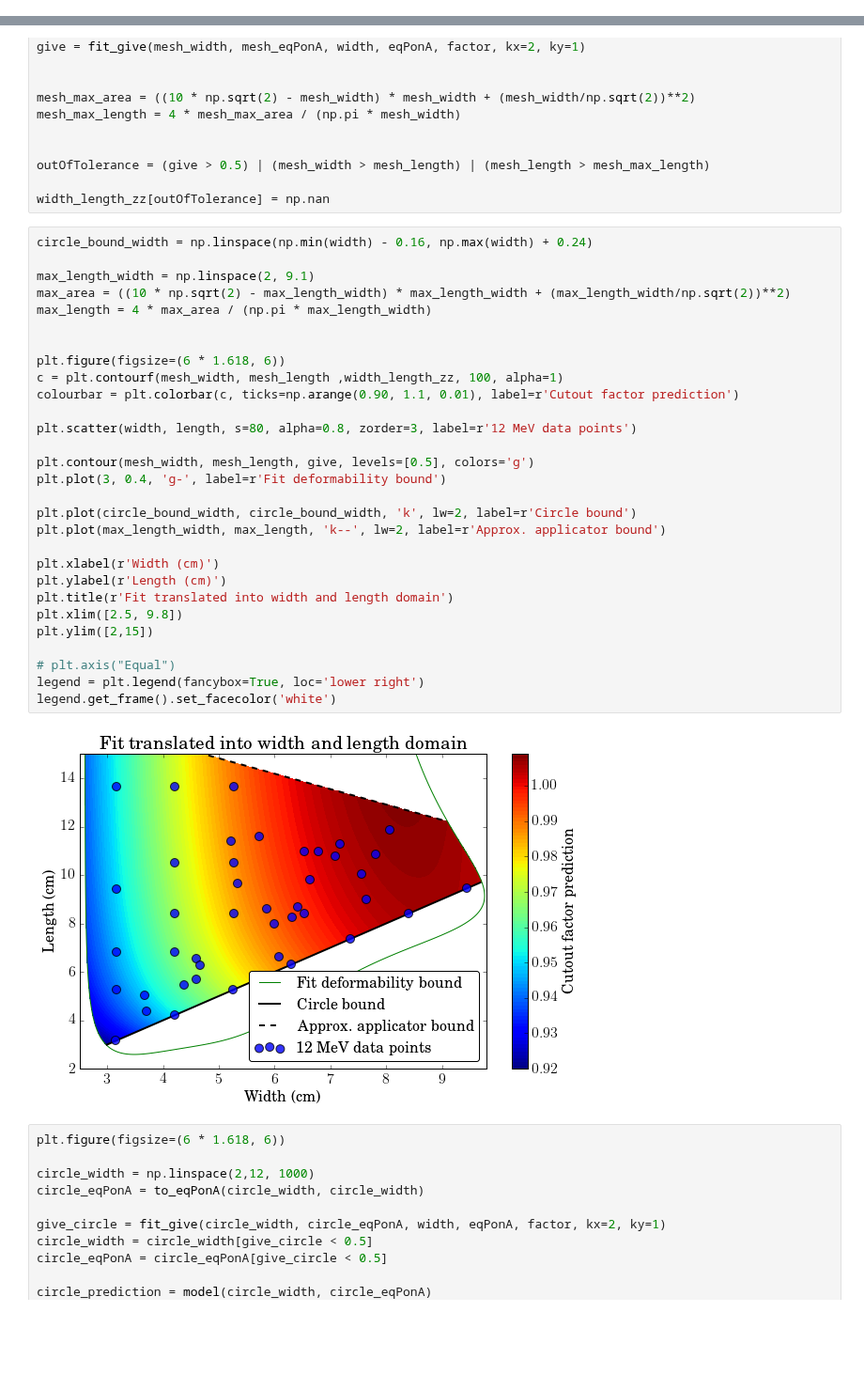
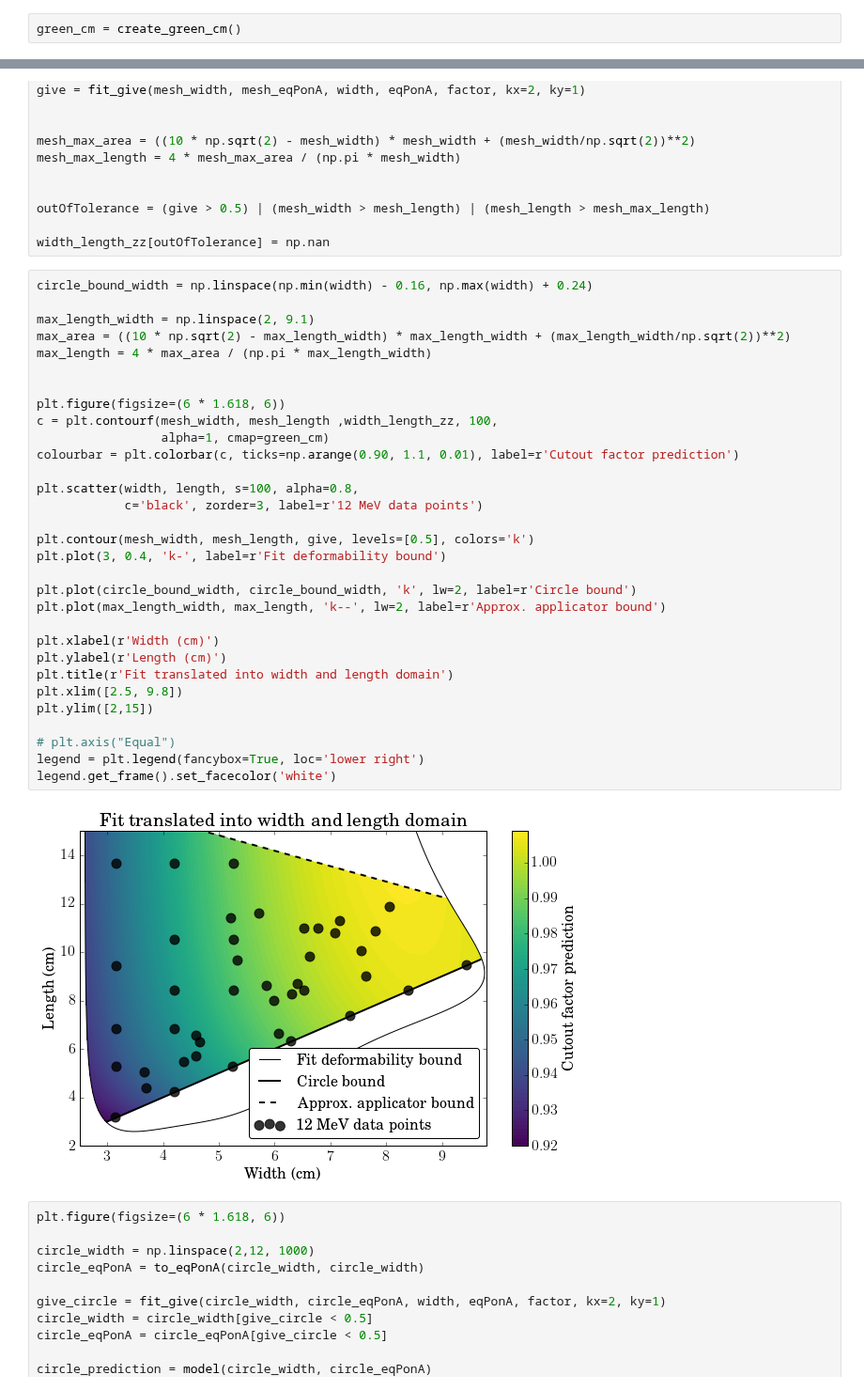
Before and after one commit to SimonBiggs/electronfactors, a Jupyter notebook: examples/Results -- Contour plots of model.ipynb, the cells around one changed output, grey strips where cells are left out. Shown at 94% size. Saved outputs shown, nothing was run; the diff lists cells and outputs as text; blank space fills up the shorter version.

```diff
--- a/examples/Results -- Contour plots of model.ipynb
+++ b/examples/Results -- Contour plots of model.ipynb
@@ -15,3 +16,5 @@ from electronfactors.model.threshold import *
+# %%
+green_cm = create_green_cm()
 # %%
 from matplotlib import rc
 rc('font',**{'family':'serif',
@@ -113,34 +117,36 @@ width_length_zz[outOfTolerance] = np.nan
 # %%
 circle_bound_width = np.linspace(np.min(width) - 0.16, np.max(width) + 0.24)
 
 max_length_width = np.linspace(2, 9.1)
 max_area = ((10 * np.sqrt(2) - max_length_width) * max_length_width + (max_length_width/np.sqrt(2))**2)
 max_length = 4 * max_area / (np.pi * max_length_width)
 
 
 plt.figure(figsize=(6 * 1.618, 6))
-c = plt.contourf(mesh_width, mesh_length ,width_length_zz, 100, alpha=1)
+c = plt.contourf(mesh_width, mesh_length ,width_length_zz, 100,
+                 alpha=1, cmap=green_cm)
 colourbar = plt.colorbar(c, ticks=np.arange(0.90, 1.1, 0.01), label=r'Cutout factor prediction')
 
-plt.scatter(width, length, s=80, alpha=0.8, zorder=3, label=r'12 MeV data points')
+plt.scatter(width, length, s=100, alpha=0.8,
+            c='black', zorder=3, label=r'12 MeV data points')
 
-plt.contour(mesh_width, mesh_length, give, levels=[0.5], colors='g')
-plt.plot(3, 0.4, 'g-', label=r'Fit deformability bound')
+plt.contour(mesh_width, mesh_length, give, levels=[0.5], colors='k')
+plt.plot(3, 0.4, 'k-', label=r'Fit deformability bound')
 
 plt.plot(circle_bound_width, circle_bound_width, 'k', lw=2, label=r'Circle bound')
 plt.plot(max_length_width, max_length, 'k--', lw=2, label=r'Approx. applicator bound')
 
 plt.xlabel(r'Width (cm)')
 plt.ylabel(r'Length (cm)')
 plt.title(r'Fit translated into width and length domain')
 plt.xlim([2.5, 9.8])
 plt.ylim([2,15])
 
 # plt.axis("Equal")
 legend = plt.legend(fancybox=True, loc='lower right')
 legend.get_frame().set_facecolor('white')
 # %% [output]
-[figure, old version]
+[figure, new version]
 # %%
 plt.figure(figsize=(6 * 1.618, 6))
 
```
Also changed, not shown: parts of 2 cells of this notebook, 4 other files.
